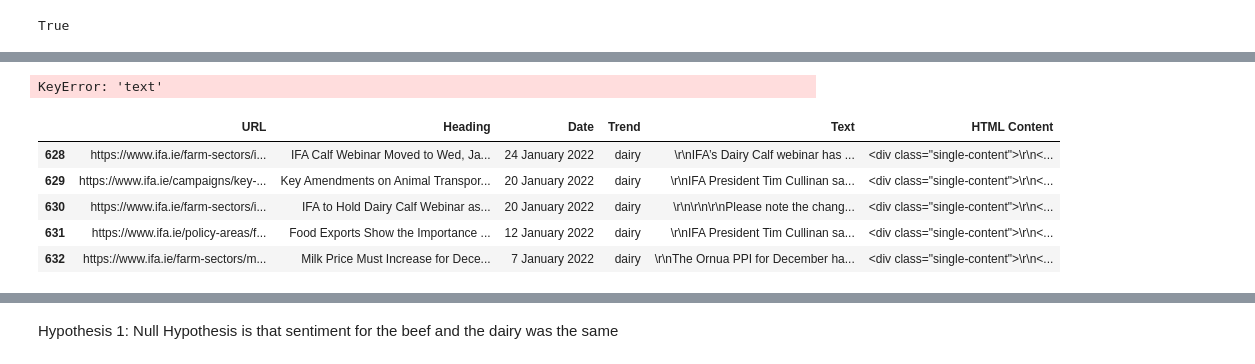
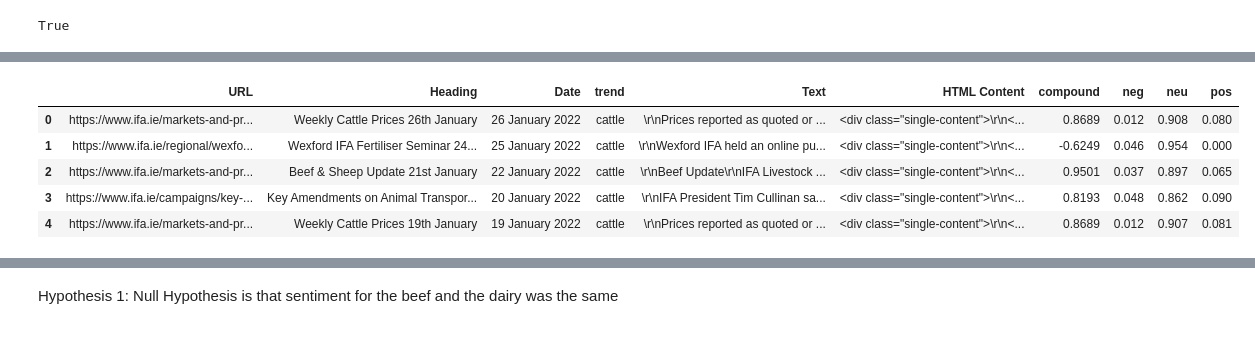
Before and after one commit to TahirAwwad/agriculture-data-analytics, a Jupyter notebook: notebooks/notebook-4-03-st-ifa-ie-beef-v-dairy-articles.ipynb, the cells around one changed output, grey strips where cells are left out. Saved outputs shown, nothing was run; the diff lists cells and outputs as text; code cells hidden in the pictures.

```diff
--- a/notebooks/notebook-4-03-st-ifa-ie-beef-v-dairy-articles.ipynb
+++ b/notebooks/notebook-4-03-st-ifa-ie-beef-v-dairy-articles.ipynb
@@ -97,7 +108,7 @@ def vader_scorer(df):
     Returns: Dataframe of vader scores
     '''
     analyzer = SentimentIntensityAnalyzer()
-    vader_scores = df.loc[:,'text'].map(analyzer.polarity_scores)
+    vader_scores = df.loc[:,'Text'].map(analyzer.polarity_scores)
 
     dvec = DictVectorizer()
     vader_scores = dvec.fit_transform(vader_scores)
@@ -107,17 +118,20 @@ def vader_scorer(df):
 # %%
 vader_scores = vader_scorer(df)
 df = pd.concat([df,vader_scores], axis=1)
-# %% [output]
-KeyError: 'text'
+# %%
+# make trend lower case - mm
+df.columns = ['URL', 'Heading', 'Date', 'trend', 'Text', 'HTML Content', 'compound',
+       'neg', 'neu', 'pos']
 # %%
-beef_dataframe = df[df['Trend'] == 'beef']
-dairy_dataframe = df[df['Trend'] == 'dairy']
+beef_dataframe = df[df['trend'] == 'cattle'] # was 'beef'
+dairy_dataframe = df[df['trend'] == 'dairy']
 #TODO: Michael
+beef_dataframe.head()
 dairy_dataframe.head()
 # %% [output]
-|  | URL | Heading | Date | Trend | Text | HTML Content |
-| 628 | https://www.ifa.ie/farm-sectors/i... | IFA Calf Webinar Moved to Wed, Ja... | 24 January 2022 | dairy | \r\nIFA’s Dairy Calf webinar has ... | <div class="single-content">\r\n<... |
-| 629 | https://www.ifa.ie/campaigns/key-... | Key Amendments on Animal Transpor... | 20 January 2022 | dairy | \r\nIFA President Tim Cullinan sa... | <div class="single-content">\r\n<... |
-| 630 | https://www.ifa.ie/farm-sectors/i... | IFA to Hold Dairy Calf Webinar as... | 20 January 2022 | dairy | \r\n\r\n\r\nPlease note the chang... | <div class="single-content">\r\n<... |
-| 631 | https://www.ifa.ie/policy-areas/f... | Food Exports Show the Importance ... | 12 January 2022 | dairy | \r\nIFA President Tim Cullinan sa... | <div class="single-content">\r\n<... |
-| 632 | https://www.ifa.ie/farm-sectors/m... | Milk Price Must Increase for Dece... | 7 January 2022 | dairy | \r\nThe Ornua PPI for December ha... | <div class="single-content">\r\n<... |
+|  | URL | Heading | Date | trend | Text | HTML Content | compound | neg | neu | pos |
+| 0 | https://www.ifa.ie/markets-and-pr... | Weekly Cattle Prices 26th January | 26 January 2022 | cattle | \r\nPrices reported as quoted or ... | <div class="single-content">\r\n<... | 0.8689 | 0.012 | 0.908 | 0.080 |
+| 1 | https://www.ifa.ie/regional/wexfo... | Wexford IFA Fertiliser Seminar 24... | 25 January 2022 | cattle | \r\nWexford IFA held an online pu... | <div class="single-content">\r\n<... | -0.6249 | 0.046 | 0.954 | 0.000 |
+| 2 | https://www.ifa.ie/markets-and-pr... | Beef & Sheep Update 21st January | 22 January 2022 | cattle | \r\nBeef Update\r\nIFA Livestock ... | <div class="single-content">\r\n<... | 0.9501 | 0.037 | 0.897 | 0.065 |
+| 3 | https://www.ifa.ie/campaigns/key-... | Key Amendments on Animal Transpor... | 20 January 2022 | cattle | \r\nIFA President Tim Cullinan sa... | <div class="single-content">\r\n<... | 0.8193 | 0.048 | 0.862 | 0.090 |
+| 4 | https://www.ifa.ie/markets-and-pr... | Weekly Cattle Prices 19th January | 19 January 2022 | cattle | \r\nPrices reported as quoted or ... | <div class="single-content">\r\n<... | 0.8689 | 0.012 | 0.907 | 0.081 |
```
Also changed, not shown: parts of 14 cells of this notebook, 1 other file.
